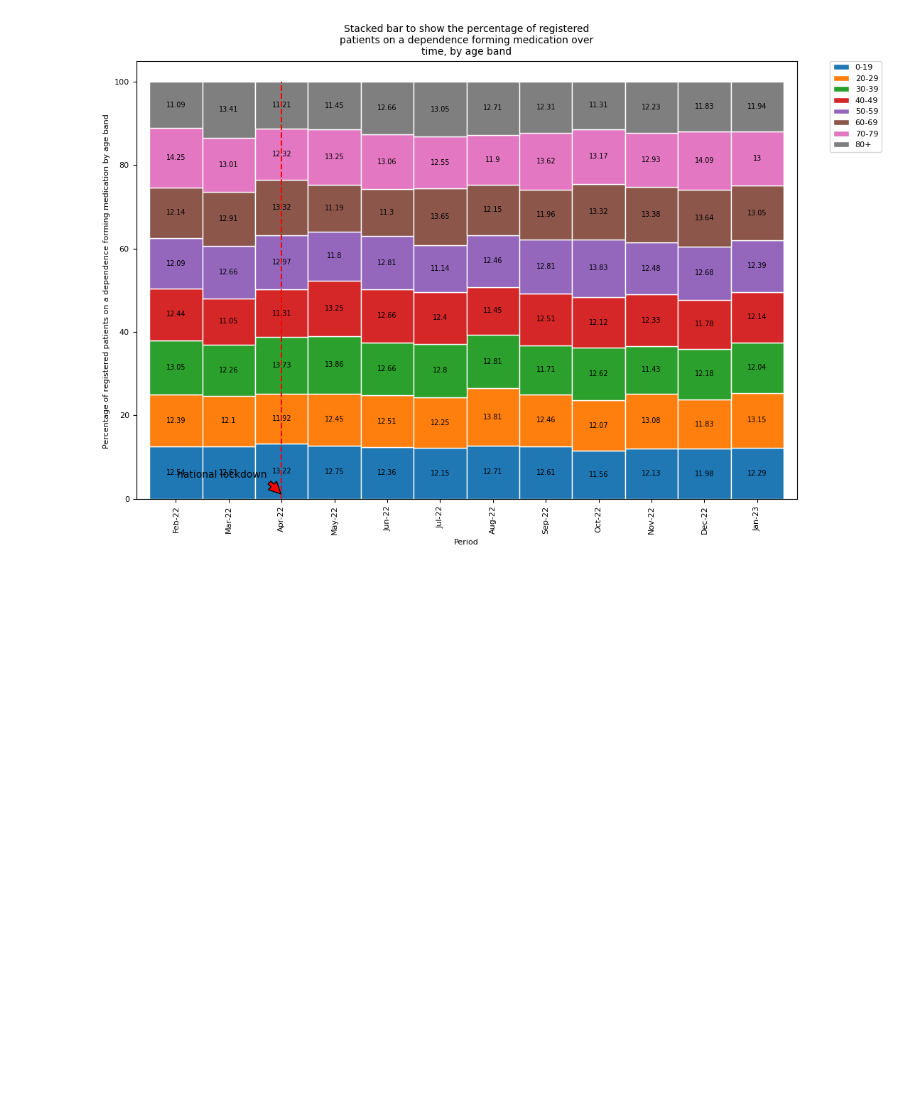
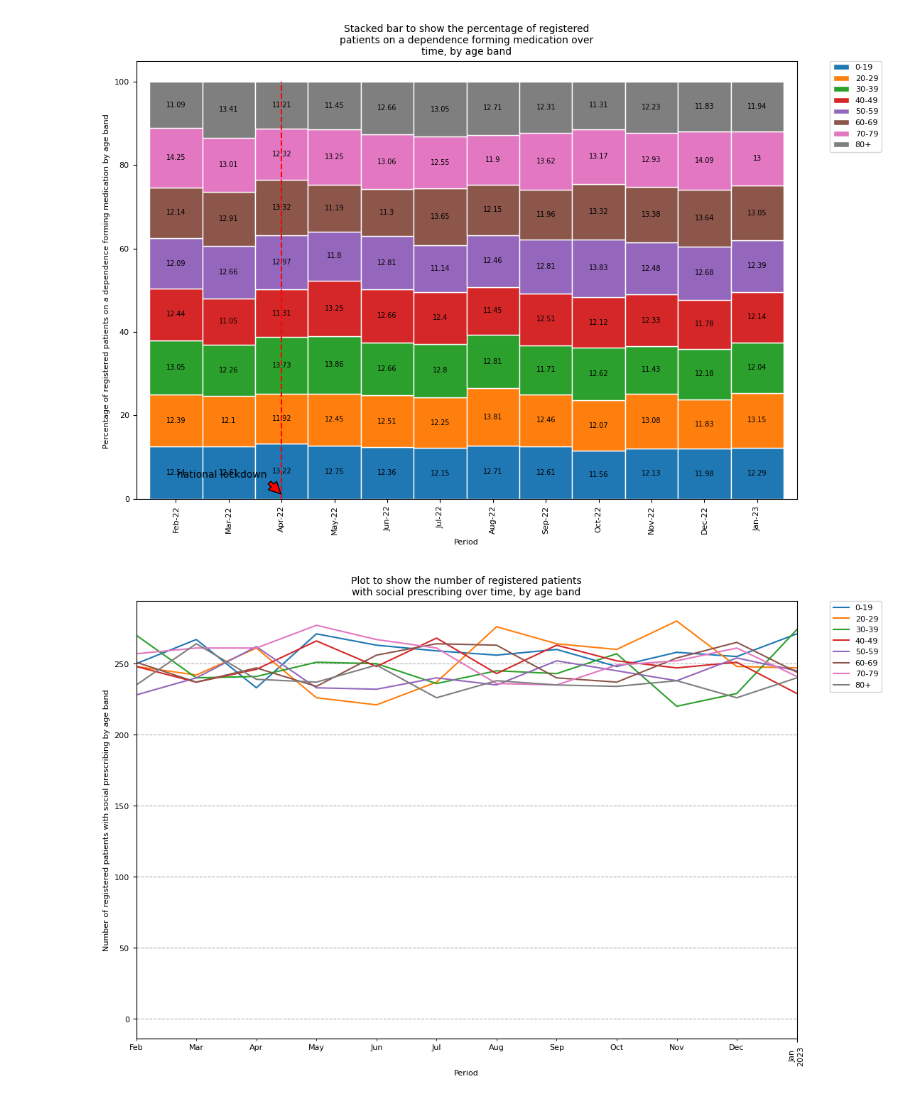
Before and after one commit to opensafely/dfms-covid19, a Jupyter notebook: analysis/report_#3a_demograhics_age.ipynb, the cells around one changed output. Drawn from its saved outputs; the diff is of its cells as text; code cells hidden in the pictures; blank space fills up the shorter version.

```diff
--- a/analysis/report_#3a_demograhics_age.ipynb
+++ b/analysis/report_#3a_demograhics_age.ipynb
@@ -129,3 +129,36 @@ plt.savefig(f"../output/measure_dfm_medications_age_band_rate_bar.png", bbox_inc
 plt.show()
 # %% [output]
 [figure]
+# %%
+data_measure_social_prescribing_age_rate = pd.read_csv("../output/measure_compare_medications_by_age_band_socialrx_v_consultation_rate.csv", usecols=["date", "age_band", "with_medication", "with_social_prescribing", "with_consultation", "population", "research_population"], parse_dates=["date"])
+data_measure_social_prescribing_age_rate = data_measure_social_prescribing_age_rate.loc[data_measure_social_prescribing_age_rate["with_social_prescribing"] == 1, :]
+data_measure_social_prescribing_age_rate = data_measure_social_prescribing_age_rate.loc[data_measure_social_prescribing_age_rate["age_band"] != "missing", :]
+df = pd.DataFrame(data=data_measure_social_prescribing_age_rate)
+df2 = df.groupby(['date', 'age_band']).population.sum().unstack()
+
+ax = df2.plot(fontsize=8, figsize=(12,8))
+ax.set_xlabel('Period', fontsize=8)
+ax.set_ylabel('Number of registered patients with social prescribing by age band', fontsize=8)
+ax.vlines(
+        x=2,
+        ymin=0,
+        ymax=100,
+        colors="red",
+        ls="--",
+    )
+ax.annotate('national lockdown',
+            xy=(2, 1), xycoords='data',
+            xytext=(-15, 25), textcoords='offset points',
+            arrowprops=dict(facecolor='red', shrink=0.05),
+            horizontalalignment='right', verticalalignment='top')
+for bars in ax.containers:
+    ax.bar_label(bars, label_type='center', fontsize=7)
+title = 'Plot to show the number of registered patients with social prescribing over time, by age band'
+plt.title('\n'.join(wrap(title,50)), fontsize=10)
+plt.legend(bbox_to_anchor=(1.05, 1), loc='upper left', borderaxespad=0, fontsize=8)
+plt.grid(linestyle="dashed")
+plt.xticks(rotation=90)
+plt.savefig(f"../output/measure_social_prescribing_age_band_rate_plot.png", bbox_inches='tight', dpi=150)
+plt.show()
+# %% [output]
+[figure, added]
```
Also changed, not shown: 1 other file.
